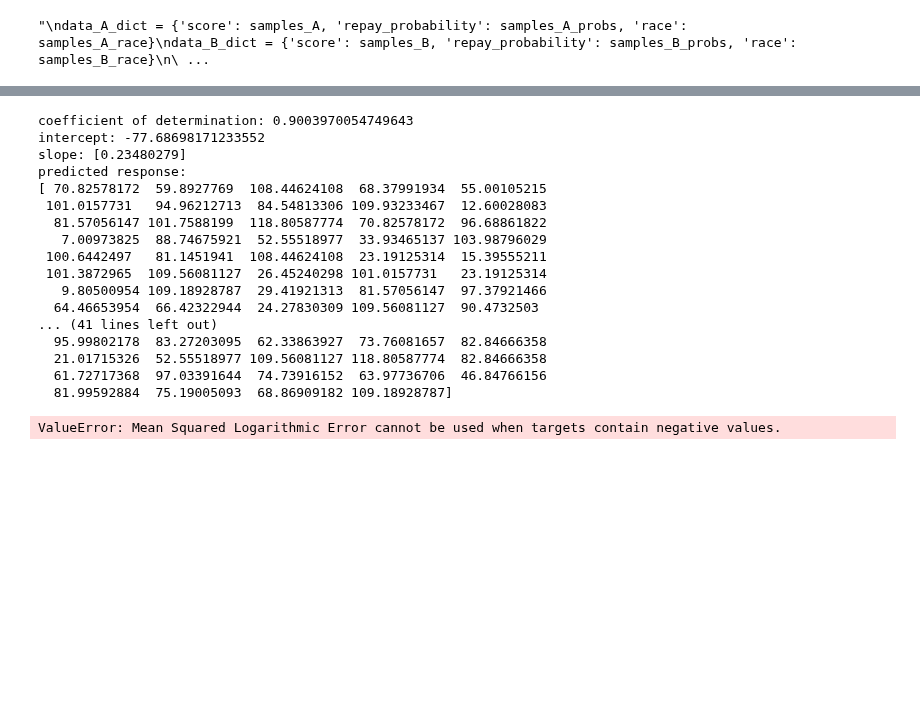
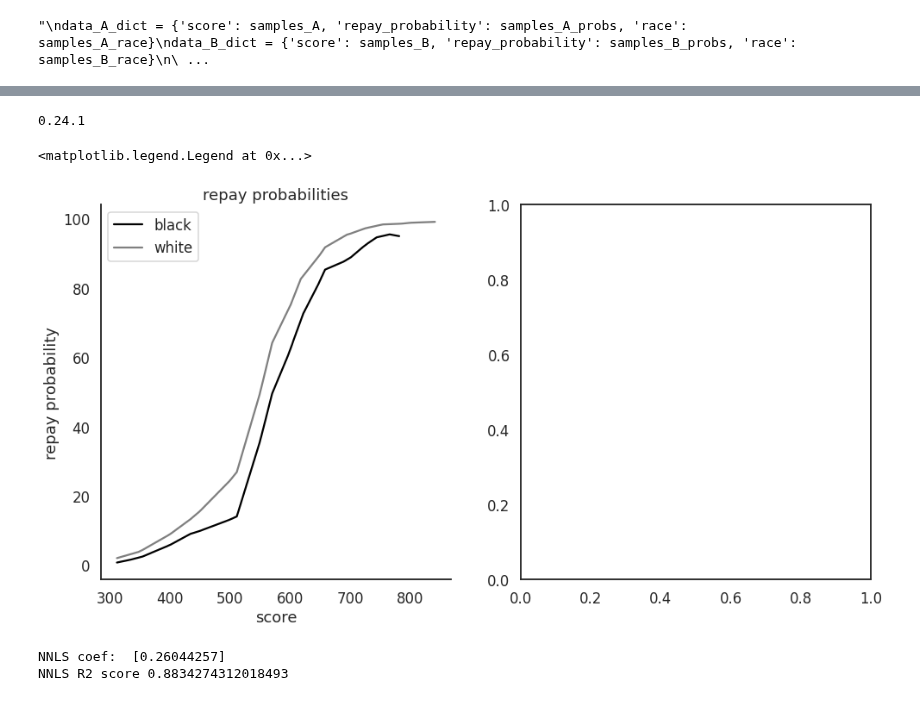
Before and after one commit to lydiatliu/delayedimpact, a Jupyter notebook: notebooks/simulated_data_LR.ipynb, the cells around one changed output, grey strips where cells are left out. Cells and saved outputs as stored; diff of their text form; code cells hidden in the pictures; blank space fills up the shorter version.

```diff
--- a/notebooks/simulated_data_LR.ipynb
+++ b/notebooks/simulated_data_LR.ipynb
@@ -228,29 +250,0 @@ ValueError: Mean Squared Logarithmic Error cannot be used when targets contain n
-# %%
-# Run linear regression on Group B -- White
-
-model_B, y_test_B, y_pred_B = run_linear_regression(samples_B, samples_B_probs)
-# %% [output]
-coefficient of determination: 0.9003970054749643
-intercept: -77.68698171233552
-slope: [0.23480279]
-predicted response:
-[ 70.82578172  59.8927769  108.44624108  68.37991934  55.00105215
- 101.0157731   94.96212713  84.54813306 109.93233467  12.60028083
-  81.57056147 101.7588199  118.80587774  70.82578172  96.68861822
-   7.00973825  88.74675921  52.55518977  33.93465137 103.98796029
- 100.6442497   81.1451941  108.44624108  23.19125314  15.39555211
- 101.3872965  109.56081127  26.45240298 101.0157731   23.19125314
-   9.80500954 109.18928787  29.41921313  81.57056147  97.37921466
-  64.46653954  66.42322944  24.27830309 109.56081127  90.4732503
-... (41 lines left out)
-  95.99802178  83.27203095  62.33863927  73.76081657  82.84666358
-  21.01715326  52.55518977 109.56081127 118.80587774  82.84666358
-  61.72717368  97.03391644  74.73916152  63.97736706  46.84766156
-  81.99592884  75.19005093  68.86909182 109.18928787]
-# %%
-# Analysis on Group B linear regression predictions
-# NOTE: can't get regression results because some predicted values are negative...
-
-regression_results(y_test_B, y_pred_B)
-# %% [output]
-ValueError: Mean Squared Logarithmic Error cannot be used when targets contain negative values.
@@ -259,0 +254,50 @@ ValueError: Mean Squared Logarithmic Error cannot be used when targets contain n
+# %%
+import sklearn
+print(sklearn.__version__)
+import matplotlib.pyplot as plt
+from sklearn.metrics import r2_score
+# %% [output]
+0.24.1
+# %%
+# Visualize the data, some figure code taken from FICO-figures.ipynb
+
+# plot the repay probabilities
+# TODO: figure out how to delete the second plot
+fig, ax = plt.subplots(1,2,figsize=(16,8));
+
+
+#ax[0].plot(scores_list,repay_A,color='black',label='black')
+ax[0].plot(samples_A,samples_A_probs,color='black',label='black')
+#ax[0].plot(scores_list,repay_B,label='white',color="grey")
+ax[0].plot(samples_B,samples_B_probs,label='white',color="grey")
+ax[0].spines['right'].set_visible(False)
+ax[0].spines['top'].set_visible(False)
+ax[0].set_title("repay probabilities")
+ax[0].set_xlabel("score")
+ax[0].set_ylabel("repay probability")
+ax[0].legend()
+# %% [output]
+<matplotlib.legend.Legend at 0x...>
+[figure, added]
+# %%
+# TODO: figure out why I'm getting the same coef and R2 score for NNLS and OLS?
+# TODO: make a function to do the below
+# https://scikit-learn.org/stable/auto_examples/linear_model/plot_nnls.html
+
+# data prep (running for Group A to try)
+x = samples_A.reshape(-1,1)
+y = samples_A_probs
+#print(x)
+#print(y)
+
+X_train, X_test, y_train, y_test = train_test_split(x, y, test_size=0.3, random_state=42)
+
+reg_nnls = LinearRegression(positive=True)
+y_pred_nnls = reg_nnls.fit(X_train, y_train).predict(X_test)
+#print('NNLS predictions: ', y_pred_nnls)
+print('NNLS coef: ', reg_nnls.coef_)
+r2_score_nnls = r2_score(y_test, y_pred_nnls)
+print("NNLS R2 score", r2_score_nnls)
+# %% [output]
+NNLS coef:  [0.26044257]
+NNLS R2 score 0.8834274312018493
```
Also changed, not shown: parts of 9 cells of this notebook.
